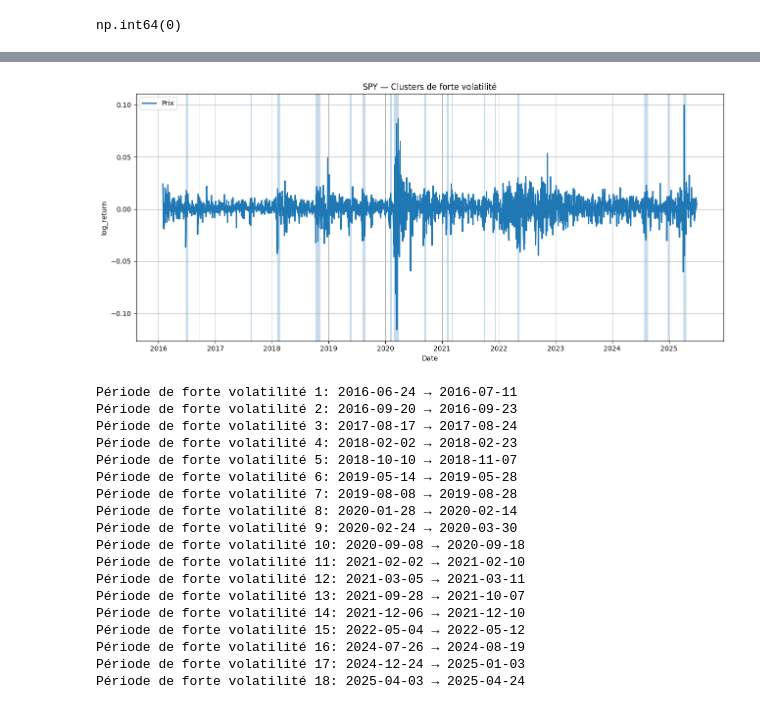
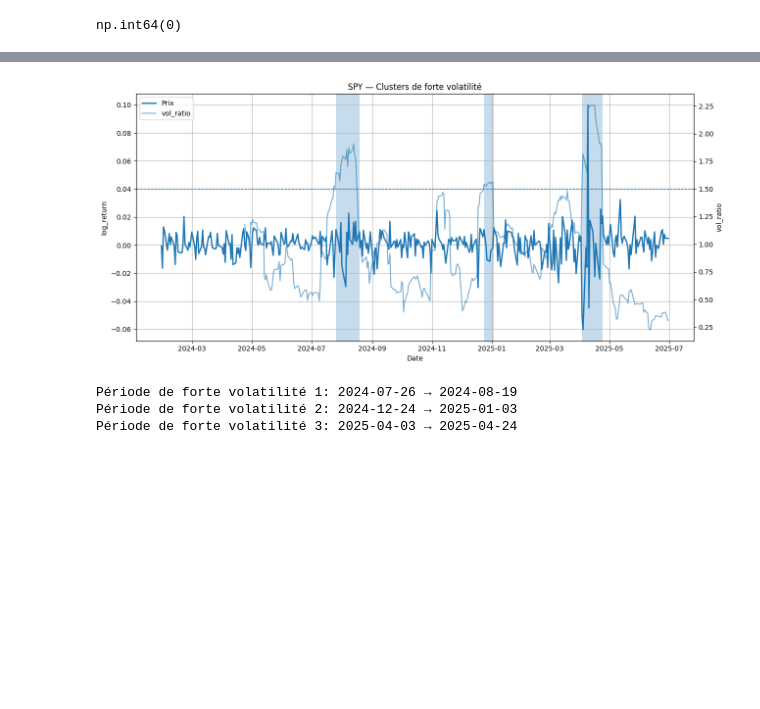
Before and after one commit to Celeste2405/Risque-extreme, a Jupyter notebook: projet.ipynb, the cells around one changed output, grey strips where cells are left out. Drawn from its saved outputs; the diff is of its cells as text; code cells hidden in the pictures; blank space fills up the shorter version.

```diff
--- a/projet.ipynb
+++ b/projet.ipynb
@@ -11,10 +11,10 @@ from scipy import stats
 TICKER = "SPY"     # proxy S&P500 tradable
 # TICKER = "^GSPC" # indice S&P500 (si Yahoo le laisse passer)
 
-df = yf.download(TICKER, period="10y", interval="1d", auto_adjust=False)
+df = yf.download(TICKER, period="2y", interval="1d", auto_adjust=False)
 df = df.dropna()
 
-df = yf.download(TICKER, period="10y", interval="1d")
+df = yf.download(TICKER, period="2y", interval="1d")
 
 # Aplatir les colonnes si besoin
 if isinstance(df.columns, pd.MultiIndex):
@@ -248,8 +254,8 @@ def plot_volatility_clusters(
     df,
     price_col="Adj Close",          # ou "Close" selon ton df
     return_col="log_return",
-    short_window=60,
-    long_window=120,
+    short_window=10,
+    long_window=60,
     ratio_threshold=1.5,
     min_duration=3,
     title="Prix et périodes de forte volatilité",
@@ -285,7 +291,7 @@ def plot_volatility_clusters(
     ax1.set_title(title)
     ax1.set_xlabel("Date")
     ax1.set_ylabel(price_col)
-    ax1.grid(False)
+    ax1.grid(True)
 
     # Highlight clusters
     for i, (start, end) in enumerate(clusters, start=1):
@@ -325,31 +331,16 @@ def plot_volatility_clusters(
 # %%
 df_clusters, clusters = plot_volatility_clusters(
     train,
     price_col="log_return",     # ou "Close" selon ton df
     short_window=10,
     long_window=60,
     ratio_threshold=1.5,
     min_duration=3,
-    show_vol_ratio=False,       # si tu veux visualiser le ratio + seuil
+    show_vol_ratio=True,       # si tu veux visualiser le ratio + seuil
     title="SPY — Clusters de forte volatilité"
 )
 # %% [output]
-[figure, old version]
+[figure, new version]
-Période de forte volatilité 1: 2016-06-24 → 2016-07-11
-Période de forte volatilité 2: 2016-09-20 → 2016-09-23
-Période de forte volatilité 3: 2017-08-17 → 2017-08-24
-Période de forte volatilité 4: 2018-02-02 → 2018-02-23
-Période de forte volatilité 5: 2018-10-10 → 2018-11-07
-Période de forte volatilité 6: 2019-05-14 → 2019-05-28
-Période de forte volatilité 7: 2019-08-08 → 2019-08-28
-Période de forte volatilité 8: 2020-01-28 → 2020-02-14
-Période de forte volatilité 9: 2020-02-24 → 2020-03-30
-Période de forte volatilité 10: 2020-09-08 → 2020-09-18
-Période de forte volatilité 11: 2021-02-02 → 2021-02-10
-Période de forte volatilité 12: 2021-03-05 → 2021-03-11
-Période de forte volatilité 13: 2021-09-28 → 2021-10-07
-Période de forte volatilité 14: 2021-12-06 → 2021-12-10
-Période de forte volatilité 15: 2022-05-04 → 2022-05-12
-Période de forte volatilité 16: 2024-07-26 → 2024-08-19
-Période de forte volatilité 17: 2024-12-24 → 2025-01-03
-Période de forte volatilité 18: 2025-04-03 → 2025-04-24
+Période de forte volatilité 1: 2024-07-26 → 2024-08-19
+Période de forte volatilité 2: 2024-12-24 → 2025-01-03
+Période de forte volatilité 3: 2025-04-03 → 2025-04-24
```
Also changed, not shown: parts of 9 cells of this notebook, 1 other file.
